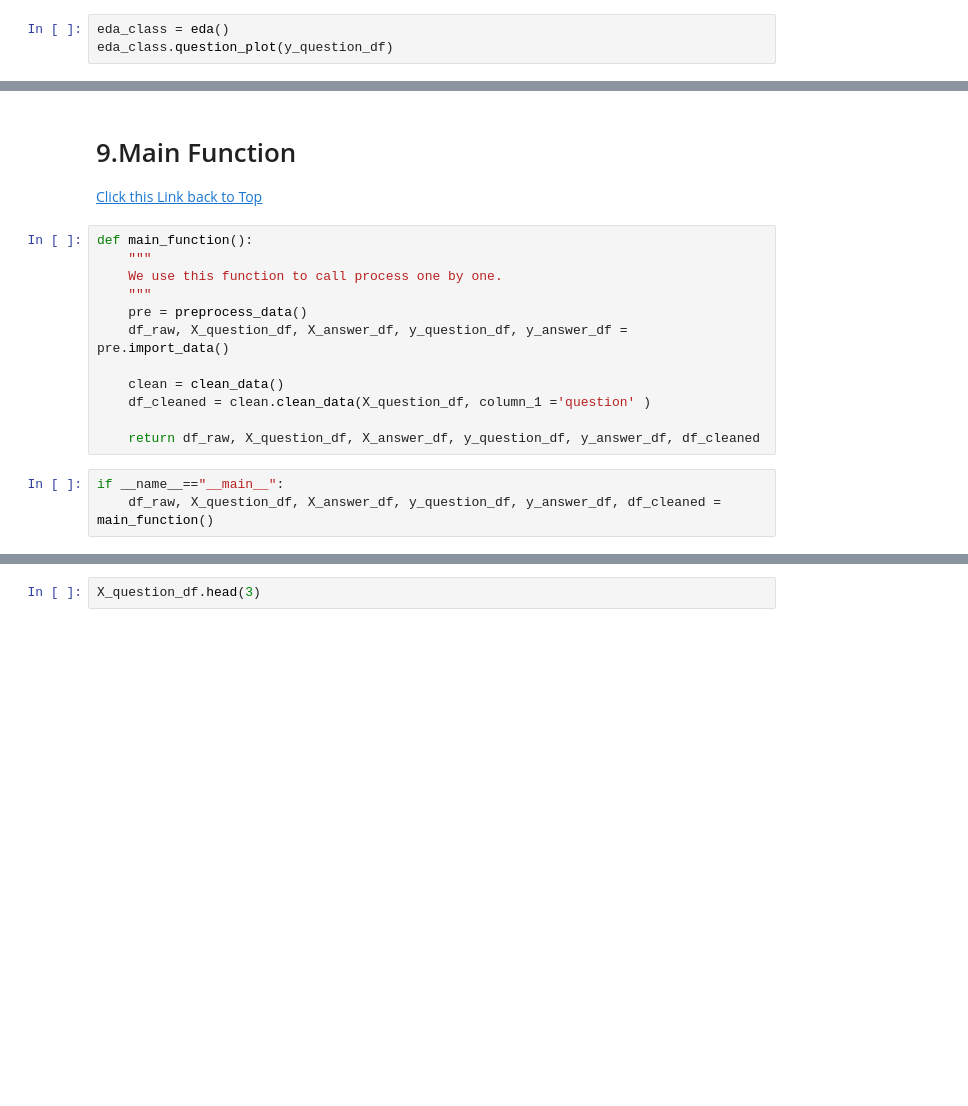
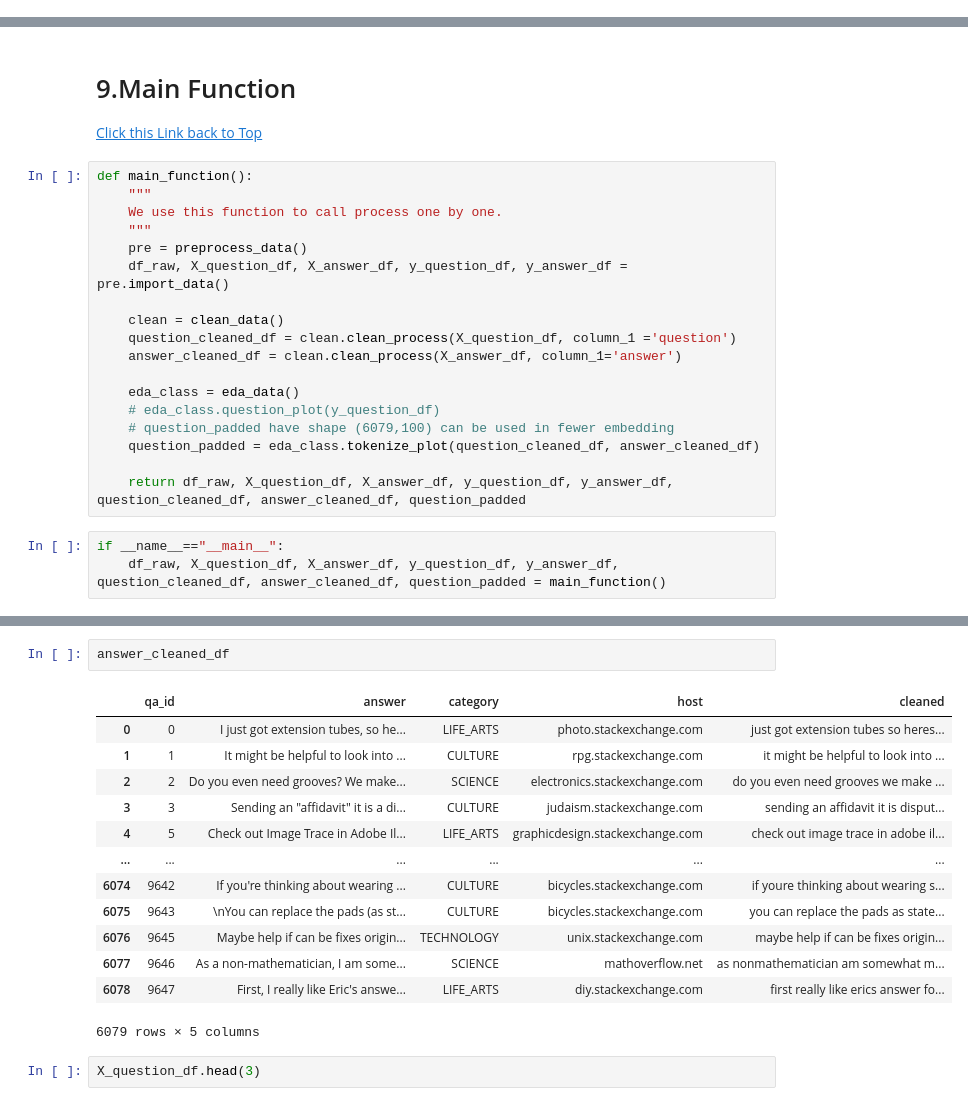
Before and after one commit to L3P3titPrince/40_Google_Q-A, a Jupyter notebook: 30_Google_Q-A.ipynb, the cells around one changed output, grey strips where cells are left out. Saved outputs shown, nothing was run; the diff lists cells and outputs as text; blank space fills up the shorter version.

```diff
--- a/30_Google_Q-A.ipynb
+++ b/30_Google_Q-A.ipynb
@@ -290,3 +342,0 @@ class eda_data(object):
-# %%
-eda_class = eda()
-eda_class.question_plot(y_question_df)
@@ -324,11 +472,17 @@ def main_function():
     df_raw, X_question_df, X_answer_df, y_question_df, y_answer_df = pre.import_data()
 
     clean = clean_data()
-    df_cleaned = clean.clean_data(X_question_df, column_1 ='question' )
+    question_cleaned_df = clean.clean_process(X_question_df, column_1 ='question')
+    answer_cleaned_df = clean.clean_process(X_answer_df, column_1='answer')
 
-    return df_raw, X_question_df, X_answer_df, y_question_df, y_answer_df, df_cleaned
+    eda_class = eda_data()
+    # eda_class.question_plot(y_question_df)
+    # question_padded have shape (6079,100) can be used in fewer embedding
+    question_padded = eda_class.tokenize_plot(question_cleaned_df, answer_cleaned_df)
+
+    return df_raw, X_question_df, X_answer_df, y_question_df, y_answer_df, question_cleaned_df, answer_cleaned_df, question_padded
 # %%
 if __name__=="__main__":
-    df_raw, X_question_df, X_answer_df, y_question_df, y_answer_df, df_cleaned = main_function()
+    df_raw, X_question_df, X_answer_df, y_question_df, y_answer_df, question_cleaned_df, answer_cleaned_df, question_padded = main_function()
 # %% [output]
 ************************************************** Start Clean data **************************************************
@@ -336,3 +496,19 @@ if __name__=="__main__":
+# %%
+answer_cleaned_df
+# %% [output]
+|  | qa_id | answer | category | host | cleaned |
+| 0 | 0 | I just got extension tubes, so he... | LIFE_ARTS | photo.stackexchange.com | just got extension tubes so heres... |
+| 1 | 1 | It might be helpful to look into ... | CULTURE | rpg.stackexchange.com | it might be helpful to look into ... |
+| 2 | 2 | Do you even need grooves? We make... | SCIENCE | electronics.stackexchange.com | do you even need grooves we make ... |
+| 3 | 3 | Sending an "affidavit" it is a di... | CULTURE | judaism.stackexchange.com | sending an affidavit it is disput... |
+| 4 | 5 | Check out Image Trace in Adobe Il... | LIFE_ARTS | graphicdesign.stackexchange.com | check out image trace in adobe il... |
+| ... | ... | ... | ... | ... | ... |
+| 6074 | 9642 | If you're thinking about wearing ... | CULTURE | bicycles.stackexchange.com | if youre thinking about wearing s... |
+| 6075 | 9643 | \nYou can replace the pads (as st... | CULTURE | bicycles.stackexchange.com | you can replace the pads as state... |
+| 6076 | 9645 | Maybe help if can be fixes origin... | TECHNOLOGY | unix.stackexchange.com | maybe help if can be fixes origin... |
+| 6077 | 9646 | As a non-mathematician, I am some... | SCIENCE | mathoverflow.net | as nonmathematician am somewhat m... |
+| 6078 | 9647 | First, I really like Eric's answe... | LIFE_ARTS | diy.stackexchange.com | first really like erics answer fo... |
+6079 rows × 5 columns
 # %%
 X_question_df.head(3)
 # %% [output]
```
Also changed, not shown: parts of 15 cells of this notebook.
